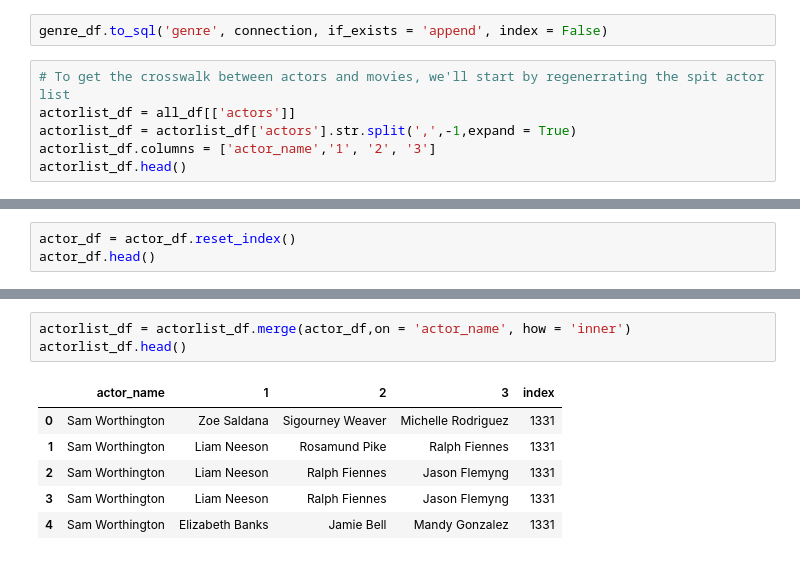
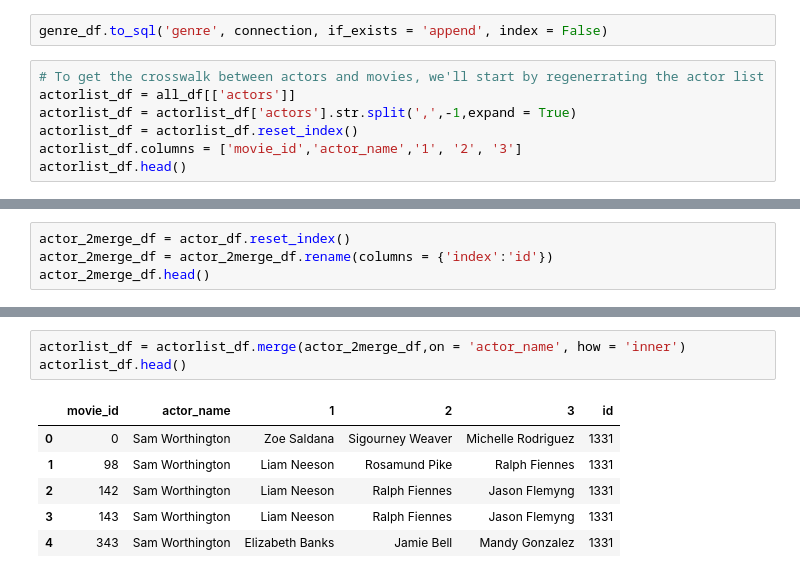
Before and after one commit to LSceleste/Movie-Data-Project, a Jupyter notebook: Create_Database.ipynb, the cells around one changed output, grey strips where cells are left out. Drawn from its saved outputs; the diff is of its cells as text.

```diff
--- a/Create_Database.ipynb
+++ b/Create_Database.ipynb
@@ -271,9 +271,10 @@ genre_df.head()
 # %%
 genre_df.to_sql('genre', connection, if_exists = 'append', index = False)
 # %%
-# To get the crosswalk between actors and movies, we'll start by regenerrating the spit actor list
+# To get the crosswalk between actors and movies, we'll start by regenerrating the actor list
 actorlist_df = all_df[['actors']]
 actorlist_df = actorlist_df['actors'].str.split(',',-1,expand = True)
-actorlist_df.columns = ['actor_name','1', '2', '3']
+actorlist_df = actorlist_df.reset_index()
+actorlist_df.columns = ['movie_id','actor_name','1', '2', '3']
 actorlist_df.head()
 # %% [output]
@@ -286,3 +286,0 @@ actorlist_df.head()
-# %%
-actor_df = actor_df.reset_index()
-actor_df.head()
@@ -295,0 +287,4 @@ actor_df.head()
+# %%
+actor_2merge_df = actor_df.reset_index()
+actor_2merge_df = actor_2merge_df.rename(columns = {'index':'id'})
+actor_2merge_df.head()
@@ -296,10 +298,10 @@ actor_df.head()
 # %%
-actorlist_df = actorlist_df.merge(actor_df,on = 'actor_name', how = 'inner')
+actorlist_df = actorlist_df.merge(actor_2merge_df,on = 'actor_name', how = 'inner')
 actorlist_df.head()
 # %% [output]
-|  | actor_name | 1 | 2 | 3 | index |
-| 0 | Sam Worthington | Zoe Saldana | Sigourney Weaver | Michelle Rodriguez | 1331 |
-| 1 | Sam Worthington | Liam Neeson | Rosamund Pike | Ralph Fiennes | 1331 |
-| 2 | Sam Worthington | Liam Neeson | Ralph Fiennes | Jason Flemyng | 1331 |
-| 3 | Sam Worthington | Liam Neeson | Ralph Fiennes | Jason Flemyng | 1331 |
-| 4 | Sam Worthington | Elizabeth Banks | Jamie Bell | Mandy Gonzalez | 1331 |
+|  | movie_id | actor_name | 1 | 2 | 3 | id |
+| 0 | 0 | Sam Worthington | Zoe Saldana | Sigourney Weaver | Michelle Rodriguez | 1331 |
+| 1 | 98 | Sam Worthington | Liam Neeson | Rosamund Pike | Ralph Fiennes | 1331 |
+| 2 | 142 | Sam Worthington | Liam Neeson | Ralph Fiennes | Jason Flemyng | 1331 |
+| 3 | 143 | Sam Worthington | Liam Neeson | Ralph Fiennes | Jason Flemyng | 1331 |
+| 4 | 343 | Sam Worthington | Elizabeth Banks | Jamie Bell | Mandy Gonzalez | 1331 |
```
Also changed, not shown: parts of 21 cells of this notebook, 4 other files.
